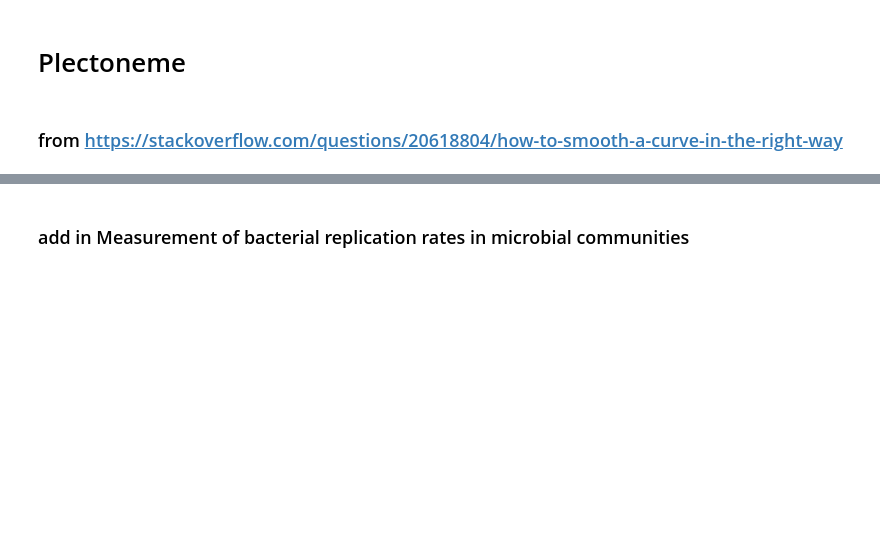
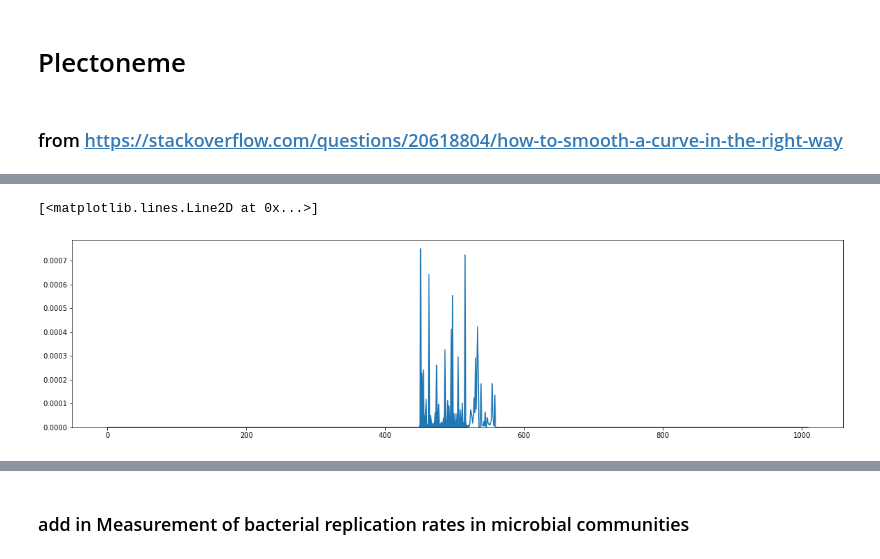
Before and after one commit to dcolinmorgan/HKU_MG, a Jupyter notebook: bactXpat.ipynb, the cells around one changed output, grey strips where cells are left out. Saved outputs shown, nothing was run; the diff lists cells and outputs as text; code cells hidden in the pictures; blank space fills up the shorter version.

```diff
--- a/bactXpat.ipynb
+++ b/bactXpat.ipynb
@@ -489,5 +490,0 @@ plt.plot(np.arange(len(Sequence_angle_exp)),np.log(Sequence_angle_exp))
-# %%
-a=Sequence_angle_exp
-mask = np.all(np.isnan(a) | np.equal(a, np.inf), axis=0)
-a[~mask]
-Sequence_angle_exp=np.log(a)
@@ -505,0 +497,16 @@ sns.kdeplot(data=Sequence_angle_exp,bw_adjust=.5)
+# %%
+#SG
+jeff=np.arange(len(Sequence_angle_exp))
+# np.log(Sequence_angle_exp_smth)
+# np.log(Sequence_angle_exp)
+
+cc=Sequence_angle_exp#np.nan_to_num((Sequence_angle_exp), copy=False, nan=0.0, posinf=0.0, neginf=0.0)
+dd=Sequence_angle_exp_smth#np.nan_to_num((Sequence_angle_exp_smth), copy=False, nan=0.0, posinf=0.0, neginf=0.0)
+
+plt.figure(figsize=(20,5))
+plt.bar(jeff,cc)
+# plt.bar(np.arange(len(Sequence_angle_exp)),Sequence_angle_exp)
+plt.plot(jeff,dd)
+# %% [output]
+[<matplotlib.lines.Line2D at 0x...>]
+[figure, added]
```
Also changed, not shown: parts of 20 cells of this notebook, 6 other files.
